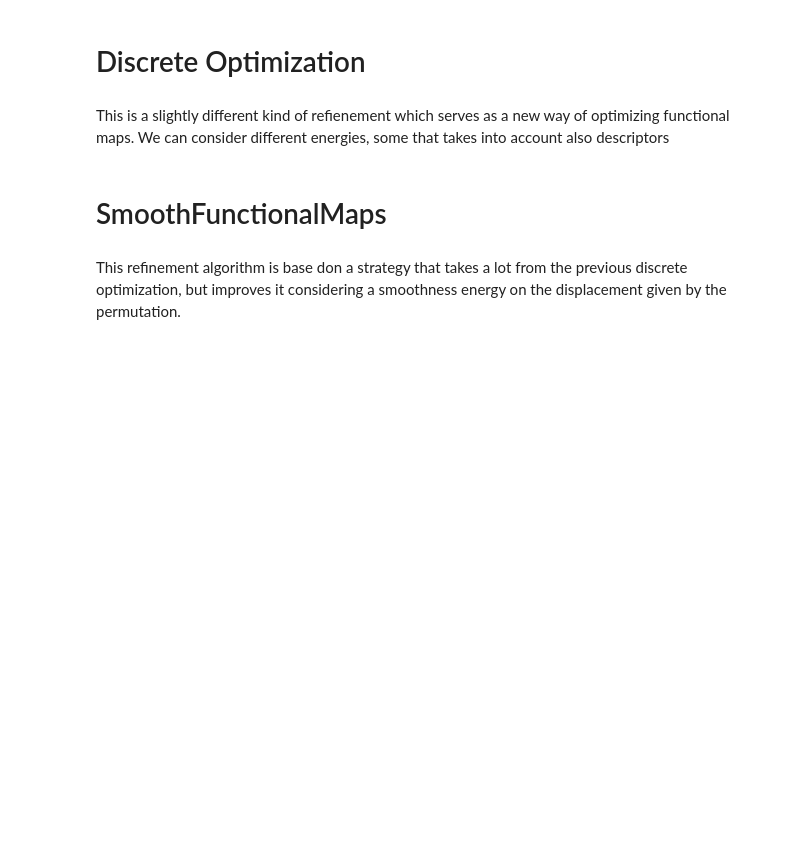
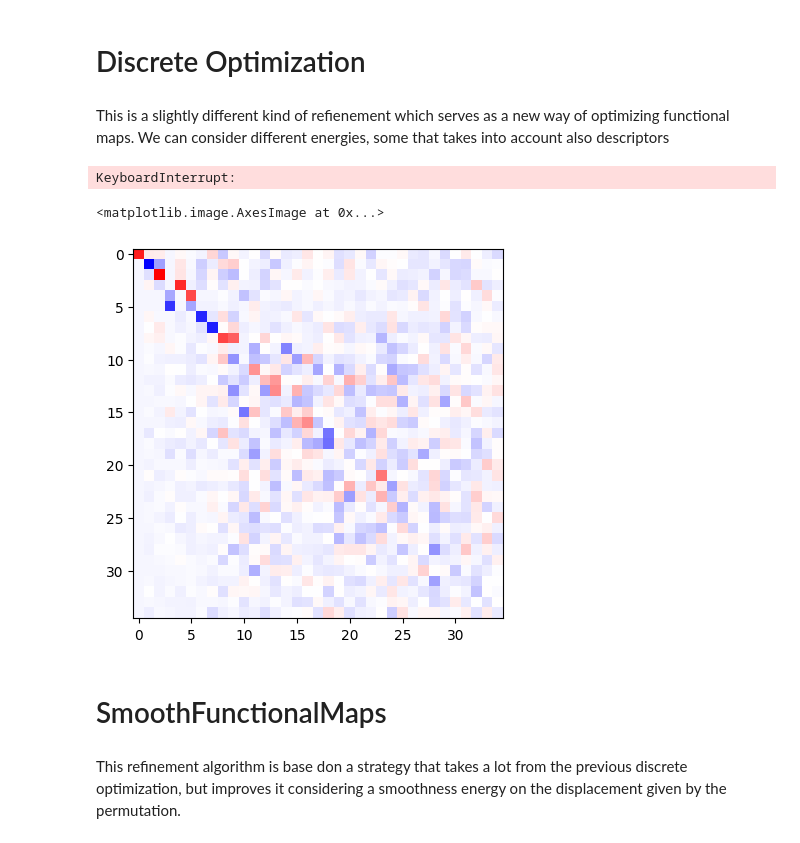
Before and after one commit to luisfpereira/geomfum, a Jupyter notebook: notebooks/demos/refinement-Demo.ipynb, the cells around one changed output. Cells and saved outputs as stored; diff of their text form; code cells hidden in the pictures; blank space fills up the shorter version.

```diff
--- a/notebooks/demos/refinement-Demo.ipynb
+++ b/notebooks/demos/refinement-Demo.ipynb
@@ -95,40 +75,5 @@ fmap = res.x.reshape(x0.shape)
 # %% [markdown]
 In certain cases, we want to estimate also the functional map in the other direction
-# %%
-factors = [
-    SpectralDescriptorPreservation(
-        mesh_b.basis.project(descr_b),
-        mesh_a.basis.project(descr_a),
-        weight=1.0,
-    ),
-    LBCommutativityEnforcing.from_bases(
-        mesh_a.basis,
-        mesh_b.basis,
-        weight=1e-2,
-    ),
-    OperatorCommutativityEnforcing.from_multiplication(
-        mesh_b.basis, descr_b, mesh_a.basis, descr_a, weight=0
-    ),
-    OperatorCommutativityEnforcing.from_orientation(
-        mesh_b, descr_b, mesh_a, descr_a, weight=1e-1
-    ),
-]
-
-objective = FactorSum(factors)
-
-optimizer = ScipyMinimize(
-    method="L-BFGS-B",
-)
-
-x0 = np.zeros((mesh_a.basis.spectrum_size, mesh_b.basis.spectrum_size))
-
-res = optimizer.minimize(
-    objective,
-    x0,
-    fun_jac=objective.gradient,
-)
-
-fmap12= res.x.reshape(x0.shape)
 # %%
 #we can visualize our functional map
 import matplotlib.pyplot as plt
@@ -194,10 +155,15 @@ This is a slightly different kind of refienement which serves as a new way of op
 # %%
 from geomfum.refine import DiscreteOptimization
 # %%
-discr_opt = DiscreteOptimization(nit=20, step=5, energies=['ortho','adjoint', 'bijectivity','descriptors'])
+discr_opt = DiscreteOptimization(nit=5, step=5, energies=['ortho','descriptors'])
 discr_opt_fmap_matrix_,discr_opt_fmap_matrix_12  = discr_opt(fmap,fmap12, mesh_a.basis, mesh_b.basis, descr_a, descr_b)
+# %% [output]
+KeyboardInterrupt:
 # %%
-plt.imshow(discr_opt_fmap_matrix_[0], cmap='bwr')
+plt.imshow(discr_opt_fmap_matrix_, cmap='bwr')
+# %% [output]
+<matplotlib.image.AxesImage at 0x...>
+[figure, added]
 # %% [markdown]
 # SmoothFunctionalMaps
 # %% [markdown]
```
Also changed, not shown: parts of 14 cells of this notebook.
